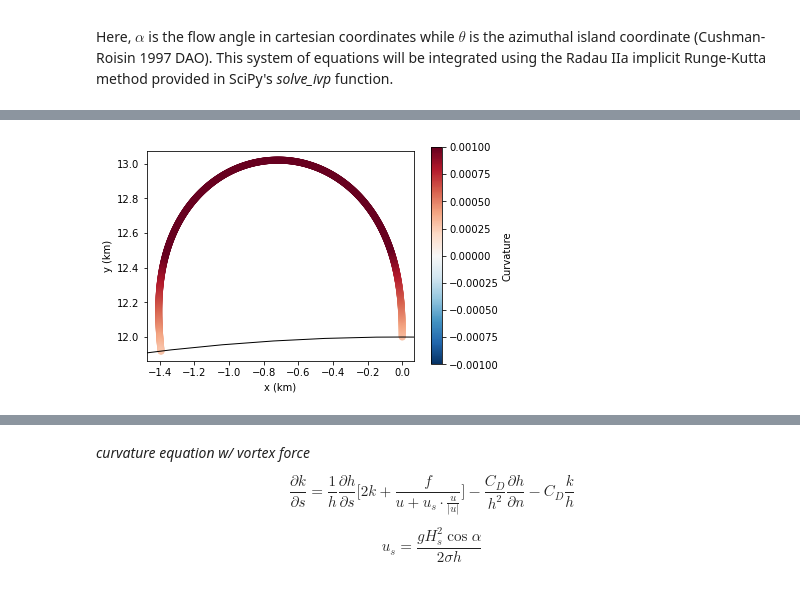
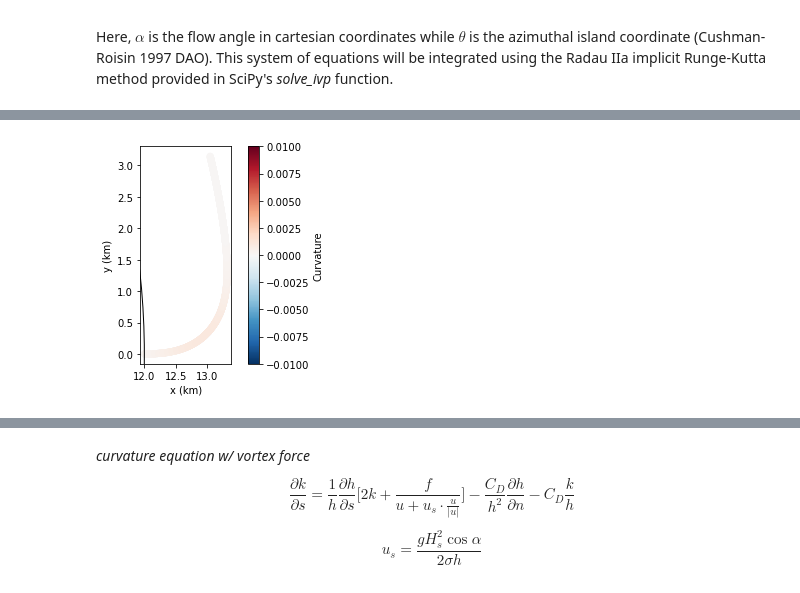
Before and after one commit to wingtorres/annulus, a Jupyter notebook: theory/jet_pv-ode.ipynb, the cells around one changed output, grey strips where cells are left out. Drawn from its saved outputs; the diff is of its cells as text; code cells hidden in the pictures.

```diff
--- a/theory/jet_pv-ode.ipynb
+++ b/theory/jet_pv-ode.ipynb
@@ -178,7 +206,8 @@ def C2d(h, z0 = 1e-1, kappa = .41):
 @njit
 def orient(theta,alpha):
     """heading angle"""
-    angle = ( (alpha-theta) + np.pi) % (2*np.pi) - np.pi     #angle = alpha - theta
+    #angle = (alpha - theta)
+    angle = ( (alpha-theta) + np.pi) % (2*np.pi) - np.pi
     return angle
 
 @njit
@@ -203,12 +232,13 @@ def pvconservation(s, Y, 𝛽 = 0.01, f = -1e-4, Cd = 2.5e-3):
     angle = orient(𝜃,𝛼)
     dhds = 𝛽*np.cos(angle)
     dhdn = -𝛽*np.sin(angle)
-    return [k, np.cos(angle), (1/r)*np.sin(angle), dhds, (-u/h)*dhds, nonlinear(h,dhds,k,f,u) + slope_torque(Cd,dhdn,h) + dissipation(Cd,k,h)]
+    dadn = 2*np.pi/24/250
+    return [k, np.cos(angle), (1/r)*np.sin(angle), dhds, (-u/h)*dhds - u*dadn, k*dadn + nonlinear(h,dhds,k,f, u) + slope_torque(Cd,dhdn,h) + dissipation(Cd,k,h)]
 
-def reefcrest(s,Y,𝛽,f,z0):
-    """stop integration if jet trajectory runs into reefcrest"""
-    return (Y[1] - ri  + 1)
-reefcrest.terminal = True
+# def isobath(s,Y,𝛽,f,Cd):
+#     """stop integration when jet curvature = island curvature"""
+#     return (1/Y[1] + Y[-1])
+# isobath.terminal = True
 
 class ODEsol():
     """custom class to store parameters and solutions for ODE solutions w/ methods to compute diagnostics and additional quantities"""
@@ -238,6 +268,7 @@ class ODEsol():
     def diagnostics(self):
         """recover intermediate term values from ODE solution"""
 
+        self.D["ki"] = 1/self.S["r"]
         self.D["angle"] = orient(self.S["𝜃"],self.S["𝛼"])
         self.D["ω"] = self.S["u"]*self.S["k"]
         self.D["Ro"] = self.D["ω"]/self.f
@@ -247,11 +278,11 @@ class ODEsol():
         self.D["dhdn"] = -self.𝛽*np.sin(self.D["angle"])
         self.D["duds"] = self.D["dhds"]*(-self.S["u"]/self.S["h"])
         self.D["rdrg2"] = self.Cd/self.S["h"]
+        #self.D["upsilon"] = 500*self.𝛽/(self.S["h"]*np.pi/12)
 
         self.nonlinear = nonlinear(self.S["h"], self.D["dhds"], self.S["k"], self.f, self.S["u"])
         self.slope_torque = slope_torque(self.Cd, self.D["dhdn"], self.S["h"])
         self.dissipation = dissipation(self.Cd, self.S["k"], self.S["h"])
-
 #         self.vrt_hadv = -self.S["u"] * np.gradient(self.D["ω"])/np.gradient(self.s)
 #         self.vrt_cor = ((self.D["ω"] + self.f)/self.S["h"])*(self.S["u"]*self.D["dhds"]) #might be wrong
 #         self.vrt_drag = self.slope_torque*self.S["u"]**2 +  self.dissipation*self.S["u"]**2
@@ -261,64 +292,64 @@ class ODEsol():
 #Initial conditions and problem parameters
 ri = 12e3 #island radius
 r0 = 12e3 #initial radius
-𝜃0 = np.pi/2 #initial azimuthal position
 u0 = 0.25 #initial velocity
-𝛼0 = 0 #initial flow angle
-k0 = 0 #0 initial curvature
 h0 = depth(r0, ri = ri)
+𝛼0, 𝜃0 = 0,0 #flow angle, azimuthal position
+lat = -21.6470601
+
+def reefcrest(s,Y,𝛽,f,Cd):
+    """stop integration if jet trajectory runs into reefcrest"""
+    return (Y[1] - ri  + 1)
+reefcrest.terminal = True
+
+# def rltw(s,Y,𝛽,f,Cd):
+#     """stop integration if radius of curvature the same scale as jet width"""
 
 𝛽 = 0.1
-f = 2*7.29e-5*np.sin(-30*np.pi/180)
-Cd = 2.5e-3
-k0 = -f/u0
-𝛼0, 𝜃0 = np.pi/2, np.pi/2
+f = 2*7.29e-5*np.sin(lat*np.pi/180)
+Cd = 2.5e-2
+k0 = -f/u0 #initial curvature
 
 Q = ODEsol(𝛽 , f,  Cd)
 y0 = 𝛼0, r0, 𝜃0, h0, u0, k0 # initial vector
-sol = solve_ivp(pvconservation, t_span = [Q.start, 5e3], y0 = y0, args = (𝛽, f, Cd), method = "Radau", dense_output = True, events = reefcrest)
-
+sol = solve_ivp(pvconservation, t_span = [Q.start, 4e3], y0 = y0, args = (𝛽, f, Cd), method = "Radau", dense_output = True, events = [reefcrest])#, isobath])
 s = np.linspace(Q.start, sol.t[-1], 1000).flatten()
 Q.state(sol,s)
 Q.diagnostics()
 
 fig, ax = plt.subplots()
 circ = plt.Circle((0, 0), radius=ri/1e3, color='k', fill = False)
 ax.add_artist(circ)
-ps = ax.scatter(Q.S["x"]/1e3, Q.S["y"]/1e3, c = Q.S["k"], cmap = "RdBu_r", vmin = -1e-3, vmax = 1e-3) #norm = colors.TwoSlopeNorm(vcenter=0))
+ps = ax.scatter(Q.S["x"]/1e3, Q.S["y"]/1e3, c = Q.S["k"], cmap = "RdBu_r", norm = colors.TwoSlopeNorm(vcenter = 0, vmin = -1e-2, vmax = 1e-2) )
 plt.colorbar(ps, label = "Curvature", orientation = "vertical")
 plt.xlabel("x (km)")
 plt.ylabel("y (km)")
 ax.set_aspect("equal")
 
-fig,ax = plt.subplots(3,5, figsize = (10,5))
+fig,ax = plt.subplots(3,2, figsize = (10,5))
 
-vardir = {**Q.S,**Q.D}
-withhold = ["x", "y", "rdrg2", "𝛼", "𝜃", "pv"] #hide these pllots
-for f in withhold:
-    vardir.pop(f)
+# plt.subplot(3,1,1)
+ax[0,0].plot(s, Q.S["h"]), ax[1,0].set_ylabel("Depth")
+# ax[0,0].plot(s, Q.S["r"]), ax[1,0].set_ylabel("Radial Distance")
 
-for k,(name,value) in enumerate( vardir.items() ):
-    axis =  ax.flatten()[k]
-    axis.plot(s,value,"k")
-    axis.set_title(name)
-    #axis.set_xticklabels([])
-
-# plt.subplot(5,1,4)
-# plt.plot(s, Q.vrt_hadv, label = "vrt_hadv")
-# plt.plot(s, Q.vrt_cor, label = "vrt_cor")
-# plt.plot(s, Q.vrt_drag, label = "vrt_drag")
-# plt.legend(frameon = False)
-# plt.gca().spines['bottom'].set_position('zero')
+ax[0,1].plot(s, Q.S["k"],label = "$k_{jet}$")
+ax[0,1].plot(s, Q.D["ki"], label = "$k_{island}$")
+ax[0,1].legend(loc = "upper right", frameon = False)
+ax[0,1].set_ylabel("Curvature")
+ax[1,0].plot(s, Q.S["u"]), ax[1,0].set_ylabel("Speed")
+ax[1,1].plot(s, Q.D["ω"], label = "$\omega$"), ax[1,1].set_ylabel("Vorticity")
+ax[1,1].plot(s, Q.f+s*0, label = "f")
 
 plt.subplot(3,1,3)
-plt.plot(s, Q.nonlinear)
-plt.plot(s, Q.slope_torque)
-plt.plot(s, Q.dissipation)
-plt.legend(["nonlinear","slope torque","dissipation"], frameon = False)
+plt.plot(s, Q.nonlinear, label = "nonlinear")
+plt.plot(s, Q.slope_torque, label = "slope_torque")
+plt.plot(s, Q.dissipation, label = "dissipation")
+# plt.plot(s, Q.S["k"]*np.pi/24/250, label = "spreading")
+plt.legend(loc = "upper right", frameon = False)
 plt.gca().spines['bottom'].set_position('zero')
 
 fig.tight_layout()
 fig.subplots_adjust(hspace =.5)
 sns.despine(fig)
 # %% [output]
-[figure, old version]
+[figure, new version]
```
Also changed, not shown: parts of 6 cells of this notebook.
